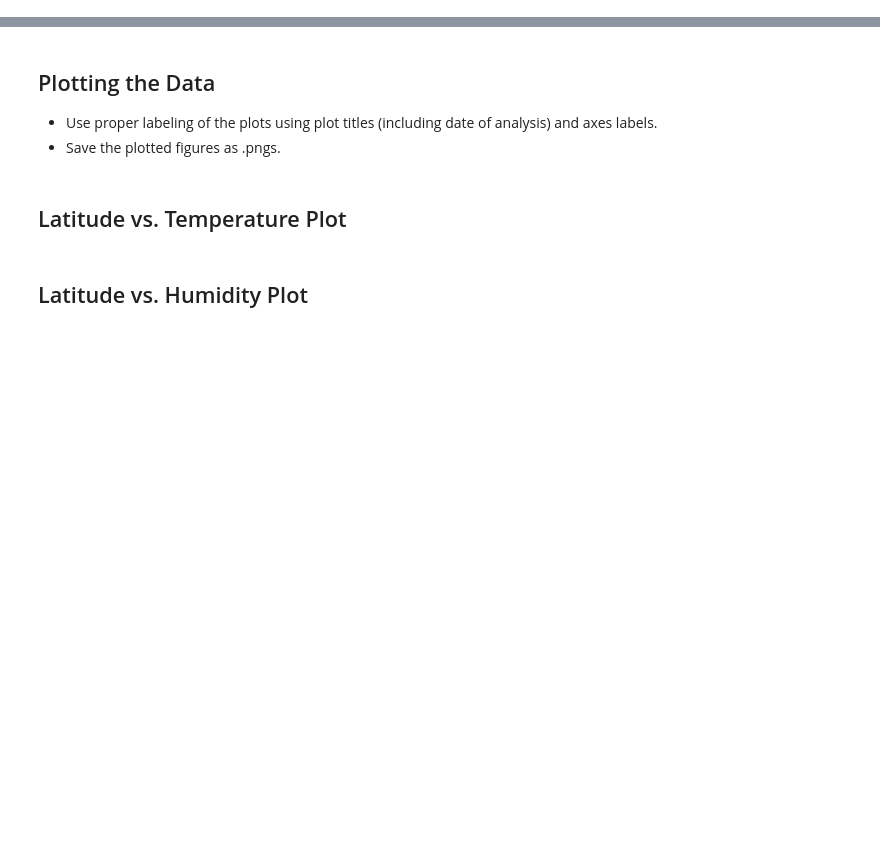
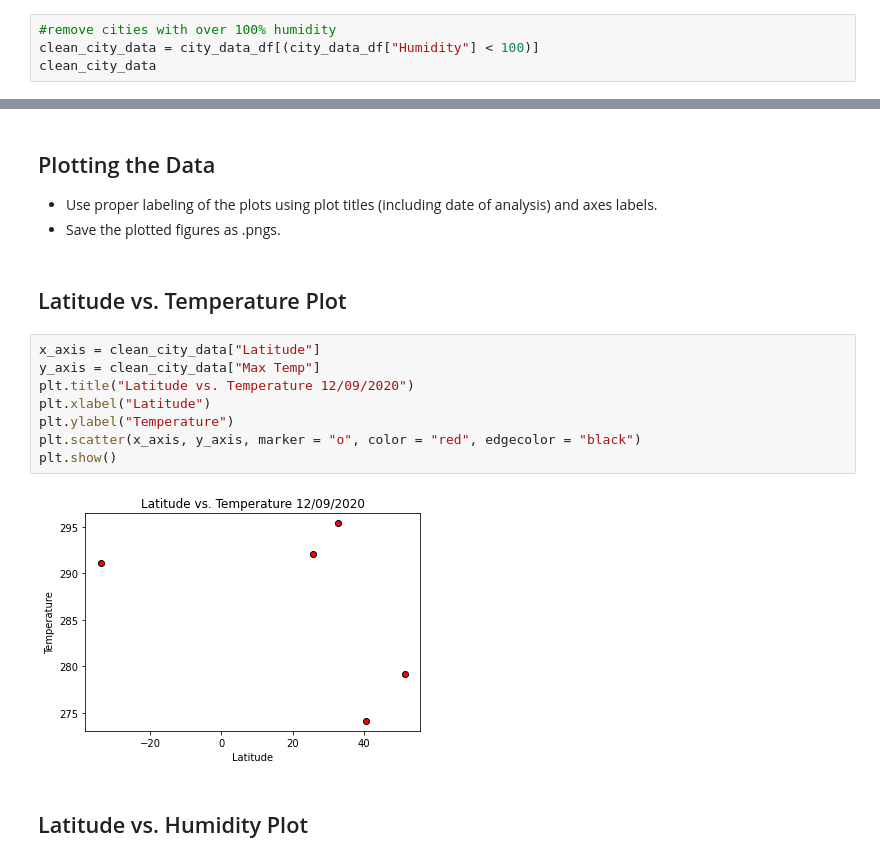
Before and after one commit to AliciaAPerez/Weather_Analysis_with_Python-_and_API_Requets, a Jupyter notebook: Code/WeatherPy.ipynb, the cells around one changed output, grey strips where cells are left out. Cells and saved outputs as stored; diff of their text form; blank space fills up the shorter version.

```diff
--- a/Code/WeatherPy.ipynb
+++ b/Code/WeatherPy.ipynb
@@ -136,0 +130,4 @@ Skip this step if there are no cities that have humidity > 100%.
+# %%
+#remove cities with over 100% humidity
+clean_city_data = city_data_df[(city_data_df["Humidity"] < 100)]
+clean_city_data
@@ -145,5 +149,15 @@ Skip this step if there are no cities that have humidity > 100%.
 * Save the plotted figures as .pngs.
 # %% [markdown]
 ## Latitude vs. Temperature Plot
+# %%
+x_axis = clean_city_data["Latitude"]
+y_axis = clean_city_data["Max Temp"]
+plt.title("Latitude vs. Temperature 12/09/2020")
+plt.xlabel("Latitude")
+plt.ylabel("Temperature")
+plt.scatter(x_axis, y_axis, marker = "o", color = "red", edgecolor = "black")
+plt.show()
+# %% [output]
+[figure, added]
 # %% [markdown]
 ## Latitude vs. Humidity Plot
```
Also changed, not shown: parts of 19 cells of this notebook, 1 other file.
